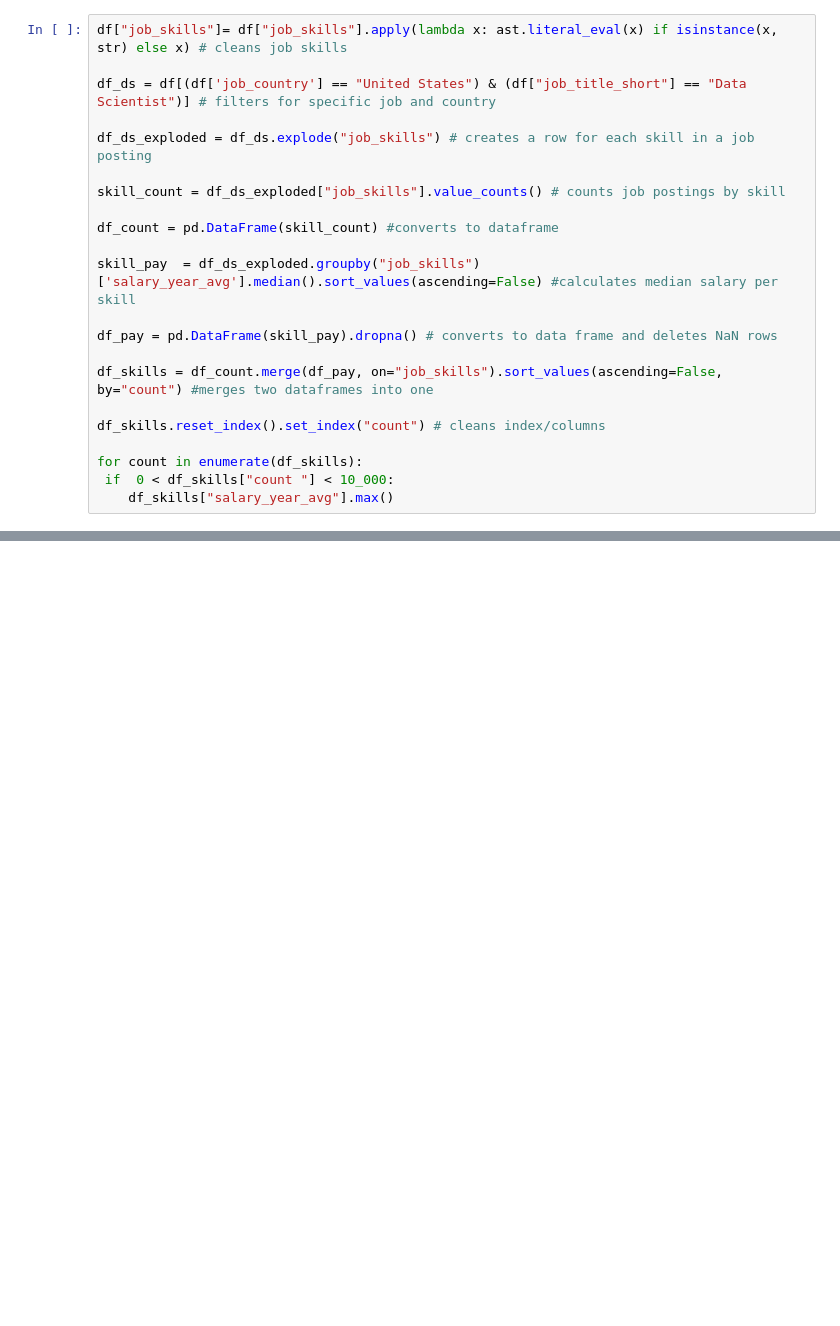
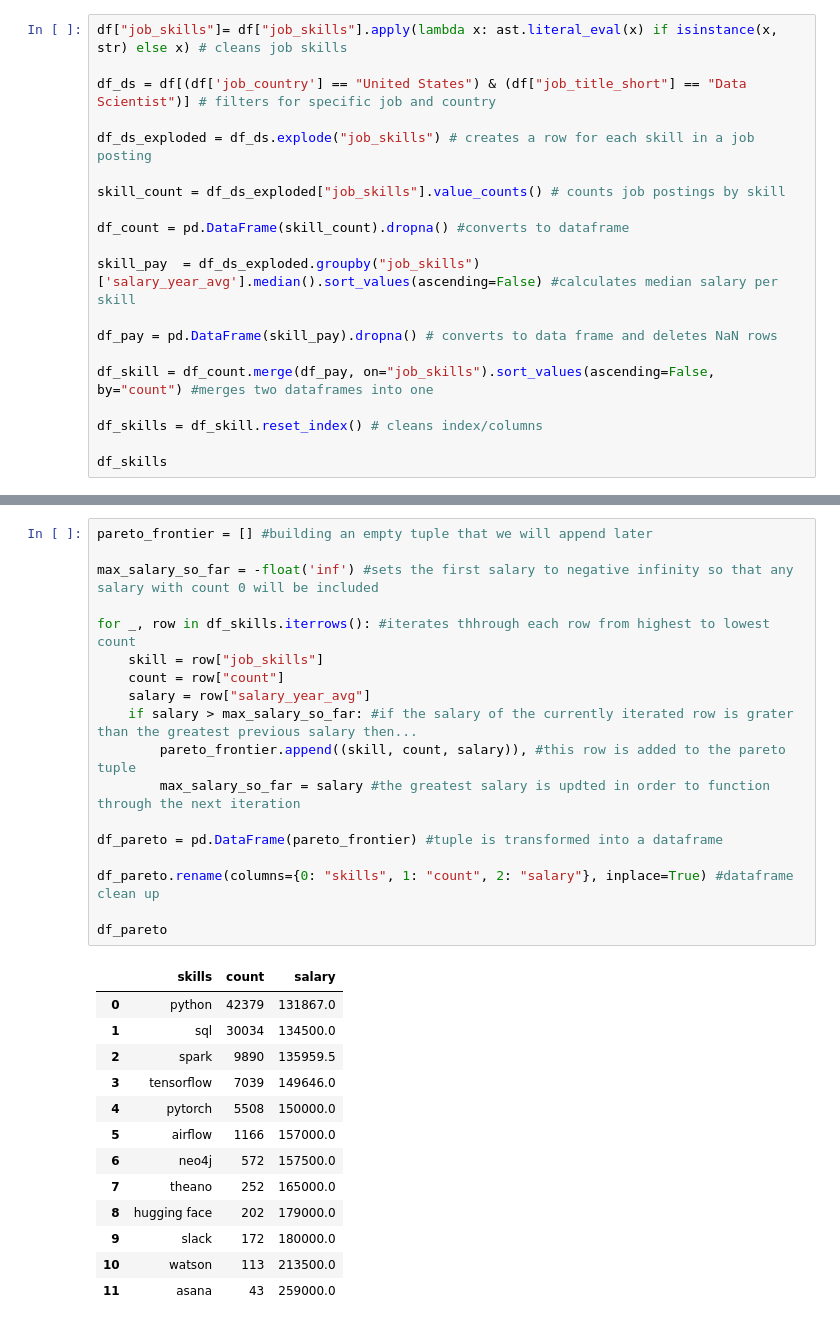
Before and after one commit to alejandrogomezpaz/Python-Project, a Jupyter notebook: Pareto frontier skill analysis.IPYNB, the cells around one changed output, grey strips where cells are left out. Drawn from its saved outputs; the diff is of its cells as text; blank space fills up the shorter version.

Commit message:
pareto analysis

```diff
--- a/Pareto frontier skill analysis.IPYNB
+++ b/Pareto frontier skill analysis.IPYNB
@@ -53,17 +34,15 @@ df_ds_exploded = df_ds.explode("job_skills") # creates a row for each skill in a
 
 skill_count = df_ds_exploded["job_skills"].value_counts() # counts job postings by skill
 
-df_count = pd.DataFrame(skill_count) #converts to dataframe
+df_count = pd.DataFrame(skill_count).dropna() #converts to dataframe
 
 skill_pay  = df_ds_exploded.groupby("job_skills")['salary_year_avg'].median().sort_values(ascending=False) #calculates median salary per skill
 
 df_pay = pd.DataFrame(skill_pay).dropna() # converts to data frame and deletes NaN rows
 
-df_skills = df_count.merge(df_pay, on="job_skills").sort_values(ascending=False, by="count") #merges two dataframes into one
+df_skill = df_count.merge(df_pay, on="job_skills").sort_values(ascending=False, by="count") #merges two dataframes into one
 
-df_skills.reset_index().set_index("count") # cleans index/columns
+df_skills = df_skill.reset_index() # cleans index/columns
 
-for count in enumerate(df_skills):
- if  0 < df_skills["count "] < 10_000:
-    df_skills["salary_year_avg"].max()
+df_skills
 # %% [output]
@@ -70,0 +62,32 @@ KeyError: 'count '
+# %%
+pareto_frontier = [] #building an empty tuple that we will append later
+
+max_salary_so_far = -float('inf') #sets the first salary to negative infinity so that any salary with count 0 will be included
+
+for _, row in df_skills.iterrows(): #iterates thhrough each row from highest to lowest count
+    skill = row["job_skills"]
+    count = row["count"]
+    salary = row["salary_year_avg"]
+    if salary > max_salary_so_far: #if the salary of the currently iterated row is grater than the greatest previous salary then...
+        pareto_frontier.append((skill, count, salary)), #this row is added to the pareto tuple
+        max_salary_so_far = salary #the greatest salary is updted in order to function through the next iteration
+
+df_pareto = pd.DataFrame(pareto_frontier) #tuple is transformed into a dataframe
+
+df_pareto.rename(columns={0: "skills", 1: "count", 2: "salary"}, inplace=True) #dataframe clean up
+
+df_pareto
+# %% [output]
+|  | skills | count | salary |
+| 0 | python | 42379 | 131867.0 |
+| 1 | sql | 30034 | 134500.0 |
+| 2 | spark | 9890 | 135959.5 |
+| 3 | tensorflow | 7039 | 149646.0 |
+| 4 | pytorch | 5508 | 150000.0 |
+| 5 | airflow | 1166 | 157000.0 |
+| 6 | neo4j | 572 | 157500.0 |
+| 7 | theano | 252 | 165000.0 |
+| 8 | hugging face | 202 | 179000.0 |
+| 9 | slack | 172 | 180000.0 |
+| 10 | watson | 113 | 213500.0 |
+| 11 | asana | 43 | 259000.0 |
```
Also changed, not shown: parts of 4 cells of this notebook.
